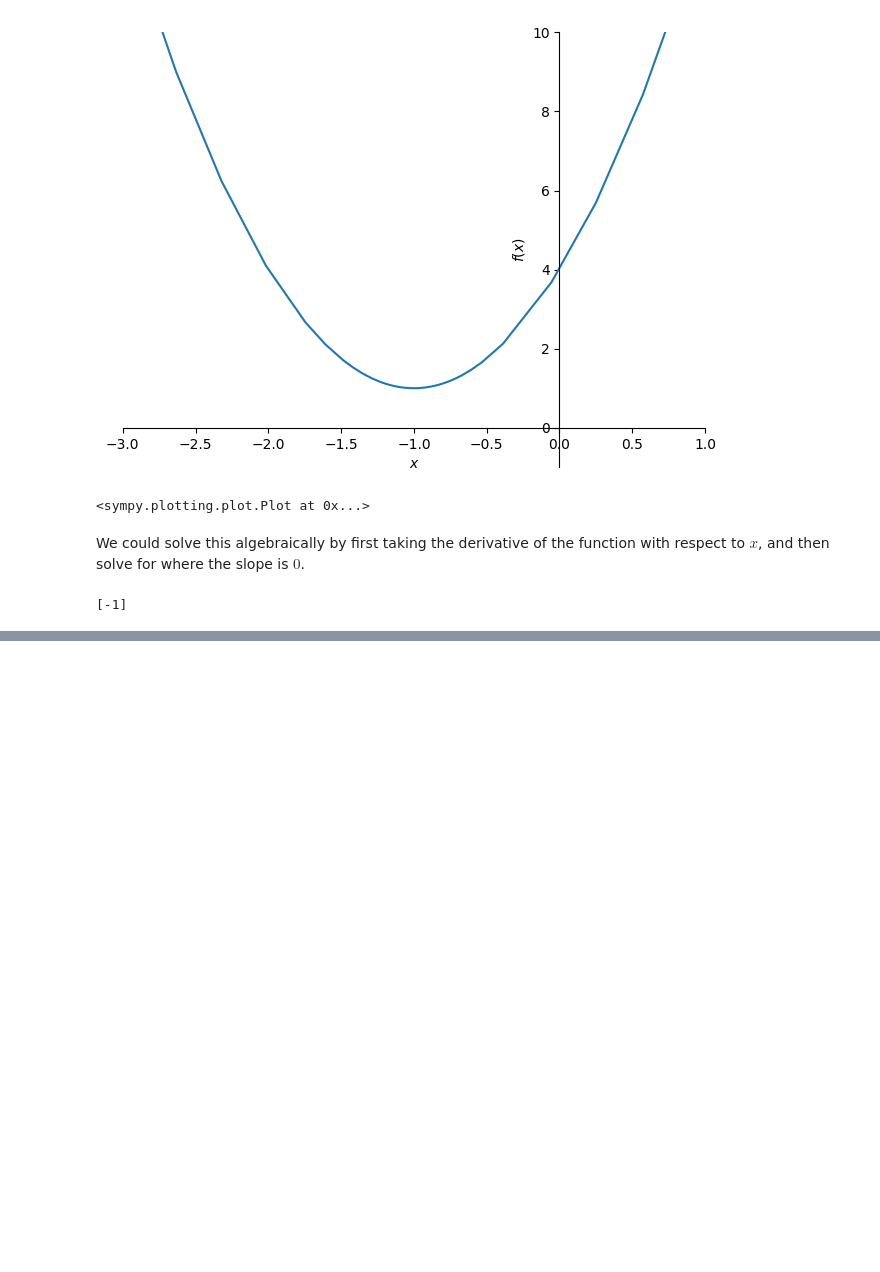
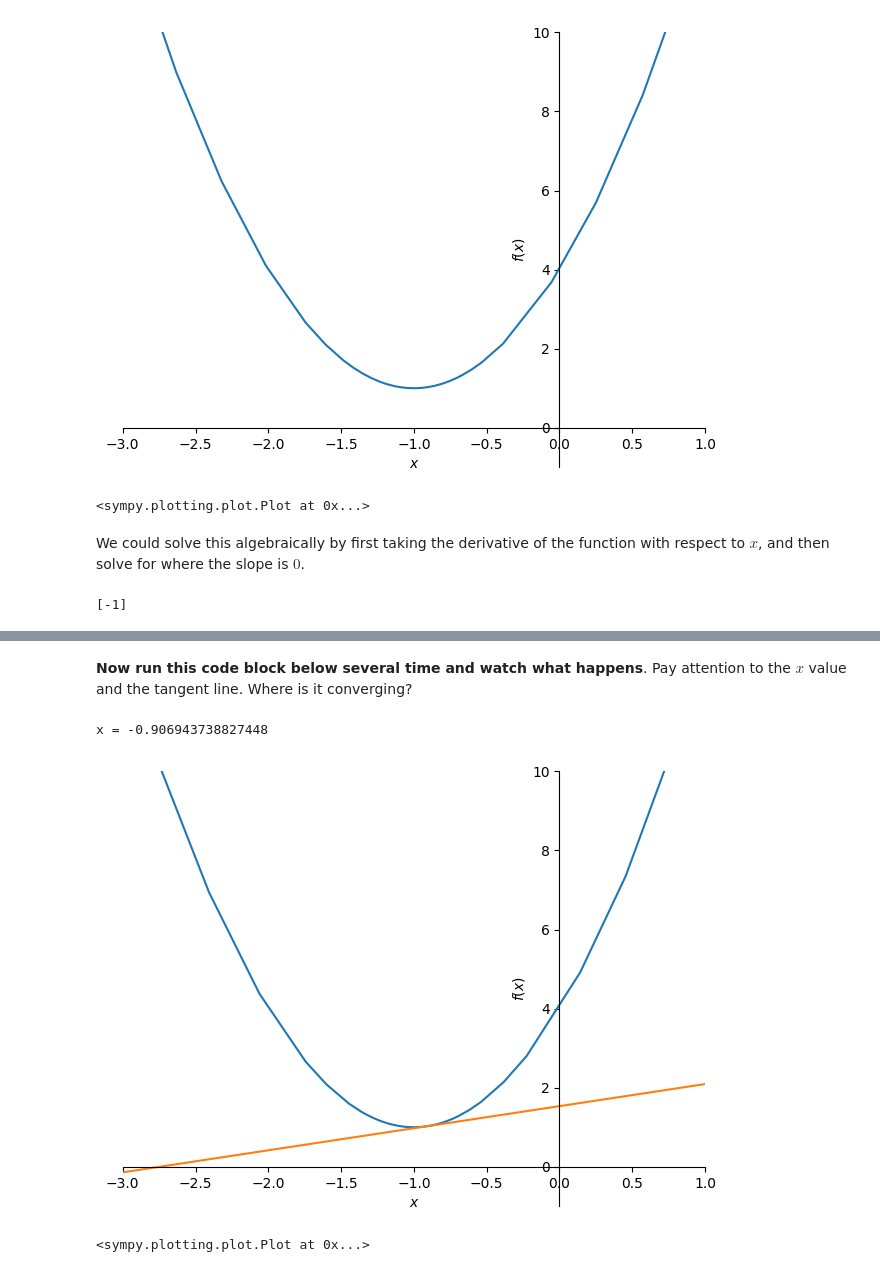
Before and after one commit to thomasnield/anaconda_calculus_fundamentals, a Jupyter notebook: 4_gradient_descent.ipynb, the cells around one changed output, grey strips where cells are left out. Cells and saved outputs as stored; diff of their text form; code cells hidden in the pictures; blank space fills up the shorter version.

```diff
--- a/4_gradient_descent.ipynb
+++ b/4_gradient_descent.ipynb
@@ -65,0 +76,13 @@ x_i = random.rand(
+# %% [markdown]
+**Now run this code block below several time and watch what happens**. Pay attention to the $ x $ value and the tangent line. Where is it converging?
+# %%
+# run this code cell repeatedly
+x_i -= m * L
+m = dx.subs(x, x_i)
+b = -(m * x_i - f.subs(x, x_i))
+print(f"x = {x_i}")
+plot(f, m*x+b, xlim=(-3,1), ylim=(-1,10))
+# %% [output]
+x = -0.906943738827448
+[figure, added]
+<sympy.plotting.plot.Plot at 0x...>
```
Also changed, not shown: parts of 9 cells of this notebook.
